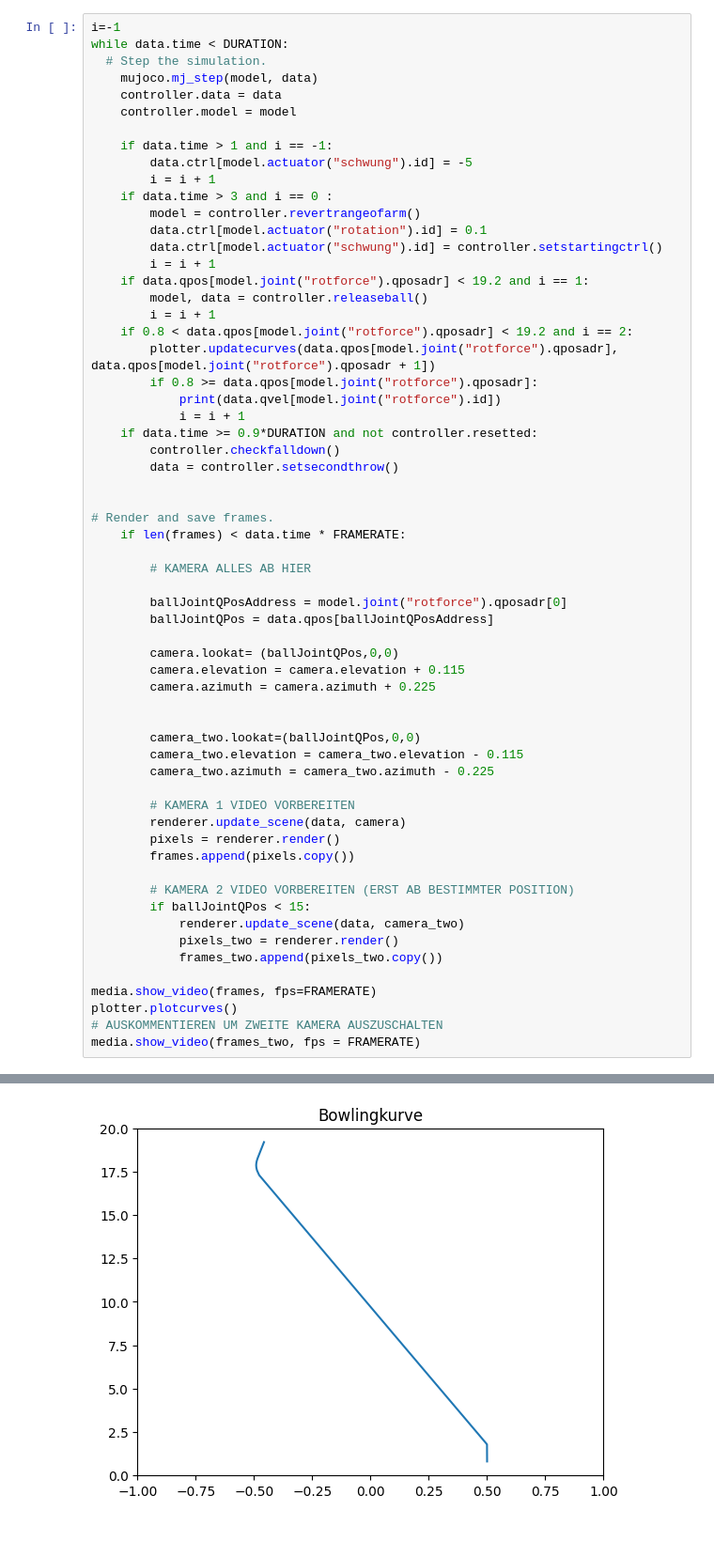
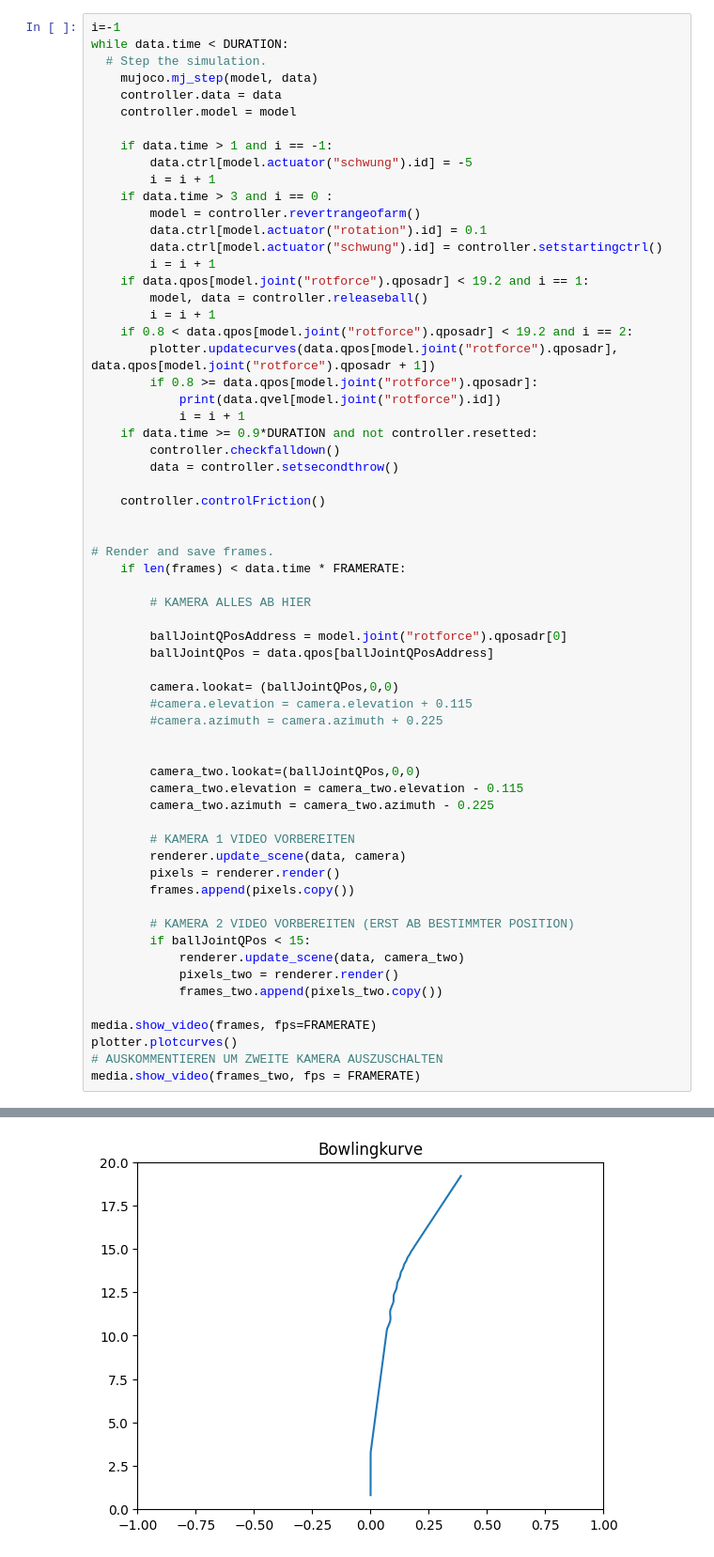
Before and after one commit to Klug-B/Bachelor-Projekt, a Jupyter notebook: Prototyp1.ipynb, the cells around one changed output, grey strips where cells are left out. Shown at 94% size. Cells and saved outputs as stored; diff of their text form.

```diff
--- a/Prototyp1.ipynb
+++ b/Prototyp1.ipynb
@@ -111,6 +111,8 @@ while data.time < DURATION:
         controller.checkfalldown()
         data = controller.setsecondthrow()
 
+    controller.controlFriction()
+
 
 # Render and save frames.
     if len(frames) < data.time * FRAMERATE:
@@ -121,8 +123,8 @@ while data.time < DURATION:
         ballJointQPos = data.qpos[ballJointQPosAddress]
 
         camera.lookat= (ballJointQPos,0,0)
-        camera.elevation = camera.elevation + 0.115
-        camera.azimuth = camera.azimuth + 0.225
+        #camera.elevation = camera.elevation + 0.115
+        #camera.azimuth = camera.azimuth + 0.225
 
 
         camera_two.lookat=(ballJointQPos,0,0)
@@ -150,3 +152,3 @@ Geben Sie ein wie viel Kraft sie auf die Kugel bringen möchten!
 [interactive output not drawn]
-[figure, old version]
+[figure, new version]
 [interactive output not drawn]
```
Also changed, not shown: parts of 2 cells of this notebook.
